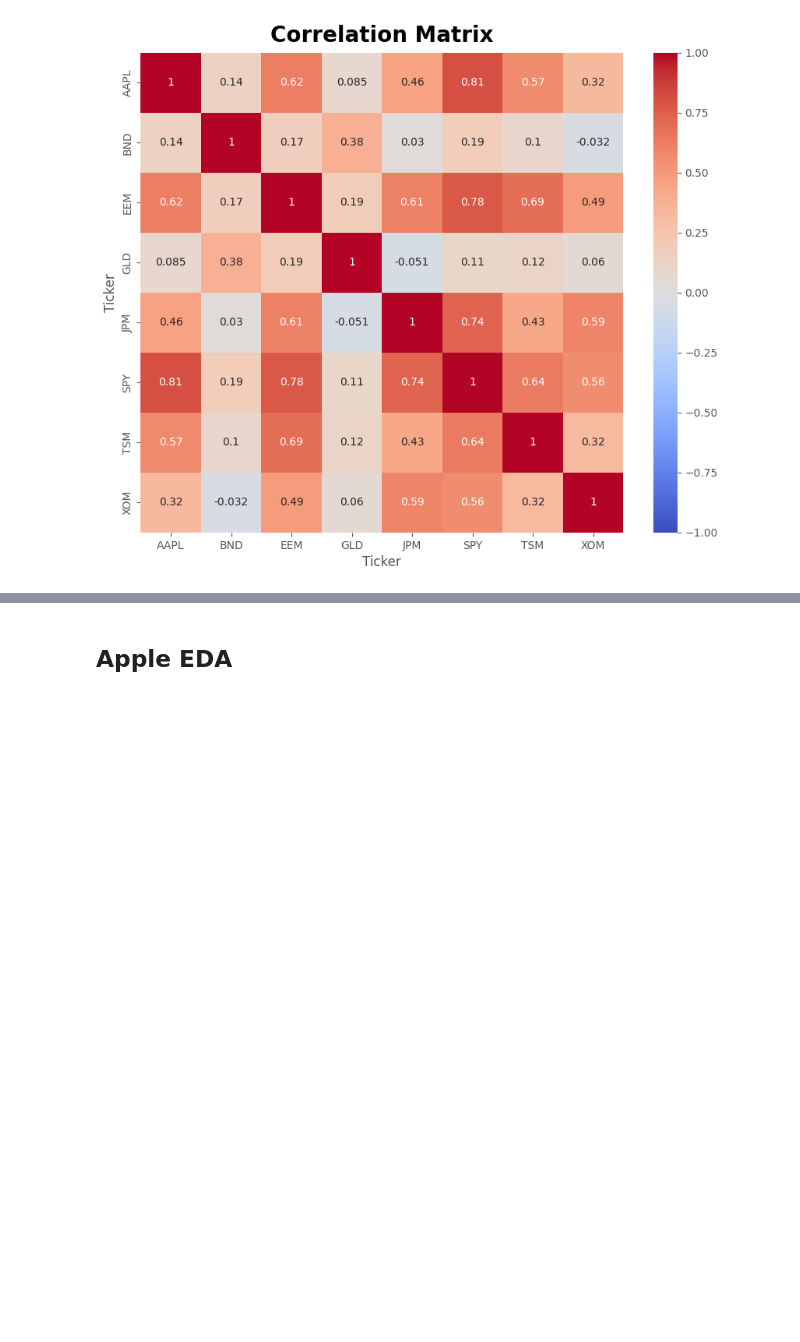
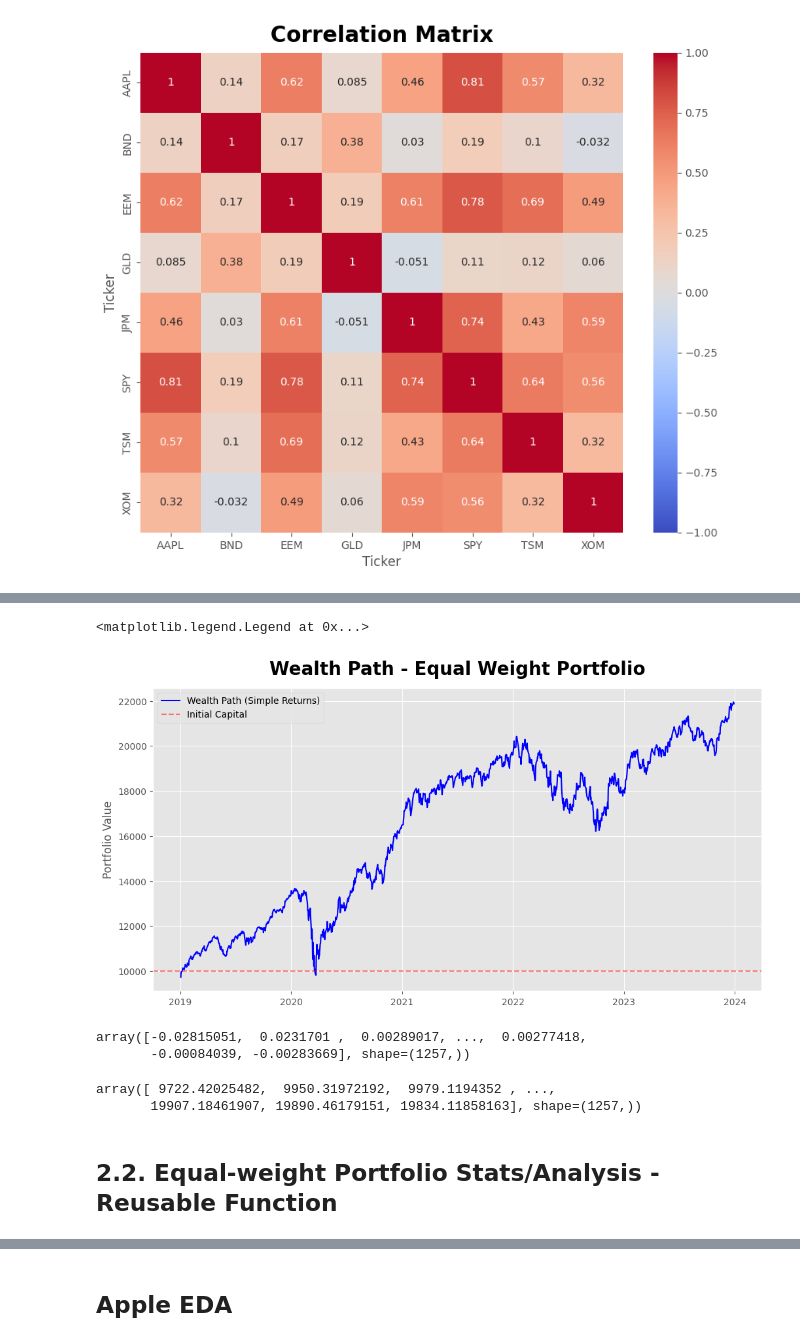
Before and after one commit to szymon-ml/quant-portfolio-analysis, a Jupyter notebook: notebooks/02_importing_data.ipynb, the cells around one changed output, grey strips where cells are left out. Drawn from its saved outputs; the diff is of its cells as text; code cells hidden in the pictures; blank space fills up the shorter version.

```diff
--- a/notebooks/02_importing_data.ipynb
+++ b/notebooks/02_importing_data.ipynb
@@ -347,0 +342,6 @@ array([[ 37.50372696,  64.51686859,  33.31909561, ..., 224.99530029,
+# %%
+#actual returns (simple)
+portfolio_simple = np.dot(simple_returns, equal_weights)
+print(portfolio_simple.shape)
+print()
+print(portfolio_simple)
@@ -347,0 +353,4 @@ array([[ 37.50372696,  64.51686859,  33.31909561, ..., 224.99530029,
+# %%
+#final wealth simple:
+wealth_simple = initial_capital * (1 + portfolio_simple).cumprod()
+wealth_simple
@@ -347,0 +430,4 @@ array([[ 37.50372696,  64.51686859,  33.31909561, ..., 224.99530029,
+# %%
+df = pd.Series(wealth_simple, index=(data.index[1:]))
+print(df)
+print()
@@ -347,0 +448,6 @@ array([[ 37.50372696,  64.51686859,  33.31909561, ..., 224.99530029,
+# %%
+df.name = "Wealth"
+
+# Join it to the DataFrame
+data_combined = data.join(df)
+data_combined
@@ -347,0 +469,26 @@ array([[ 37.50372696,  64.51686859,  33.31909561, ..., 224.99530029,
+# %%
+#vizing the wealth path.
+plt.figure(figsize=(12, 6))
+plt.plot(data_combined['Wealth'], label='Wealth Path (Simple Returns)', color='blue')
+plt.axhline(y=initial_capital, color='red', linestyle='--', alpha=0.5, label='Initial Capital')
+plt.title('Wealth Path - Equal Weight Portfolio', fontsize=20, pad=15, fontweight='bold')
+plt.ylabel('Portfolio Value')
+plt.legend()
+# %% [output]
+<matplotlib.legend.Legend at 0x...>
+[figure, added]
+# %%
+#zle rozwiazanie
+portfolio_log_wrong = np.dot(log_returns, equal_weights) # can't average logs across assets
+portfolio_log_wrong
+# %% [output]
+array([-0.02815051,  0.0231701 ,  0.00289017, ...,  0.00277418,
+       -0.00084039, -0.00283669], shape=(1257,))
+# %%
+wealth_wrong = initial_capital * np.exp(portfolio_log_wrong.cumsum())
+wealth_wrong
+# %% [output]
+array([ 9722.42025482,  9950.31972192,  9979.1194352 , ...,
+       19907.18461907, 19890.46179151, 19834.11858163], shape=(1257,))
+# %% [markdown]
+## 2.2. Equal-weight Portfolio Stats/Analysis - Reusable Function
```
Also changed, not shown: parts of 62 cells of this notebook.
